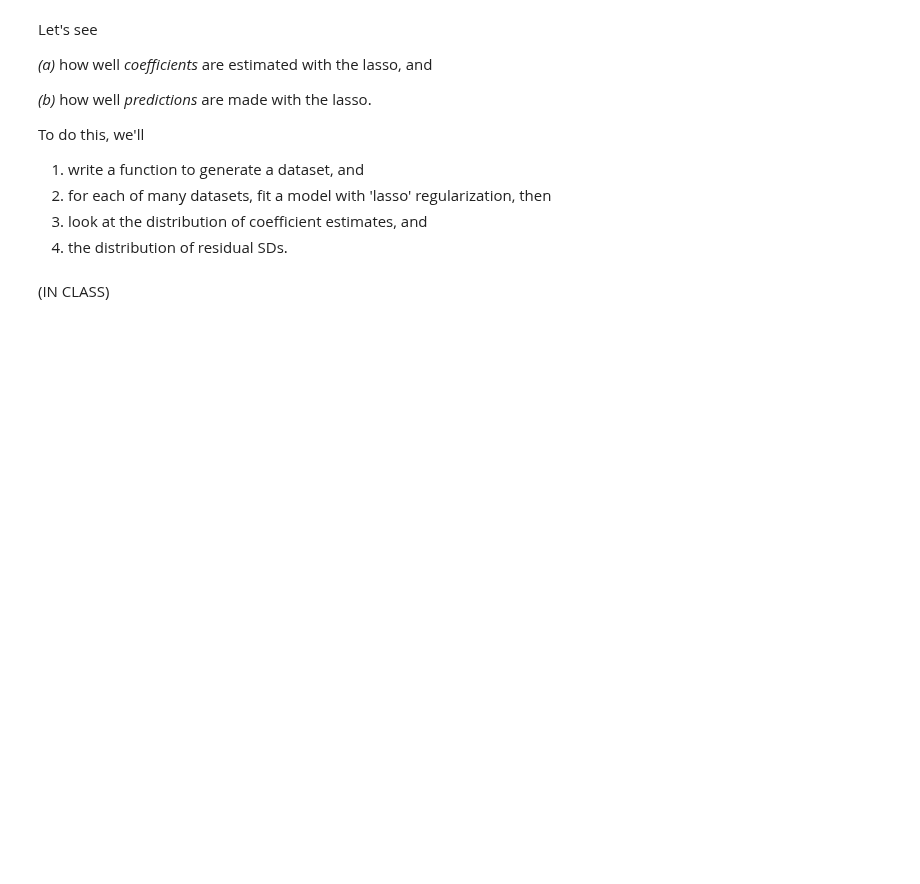
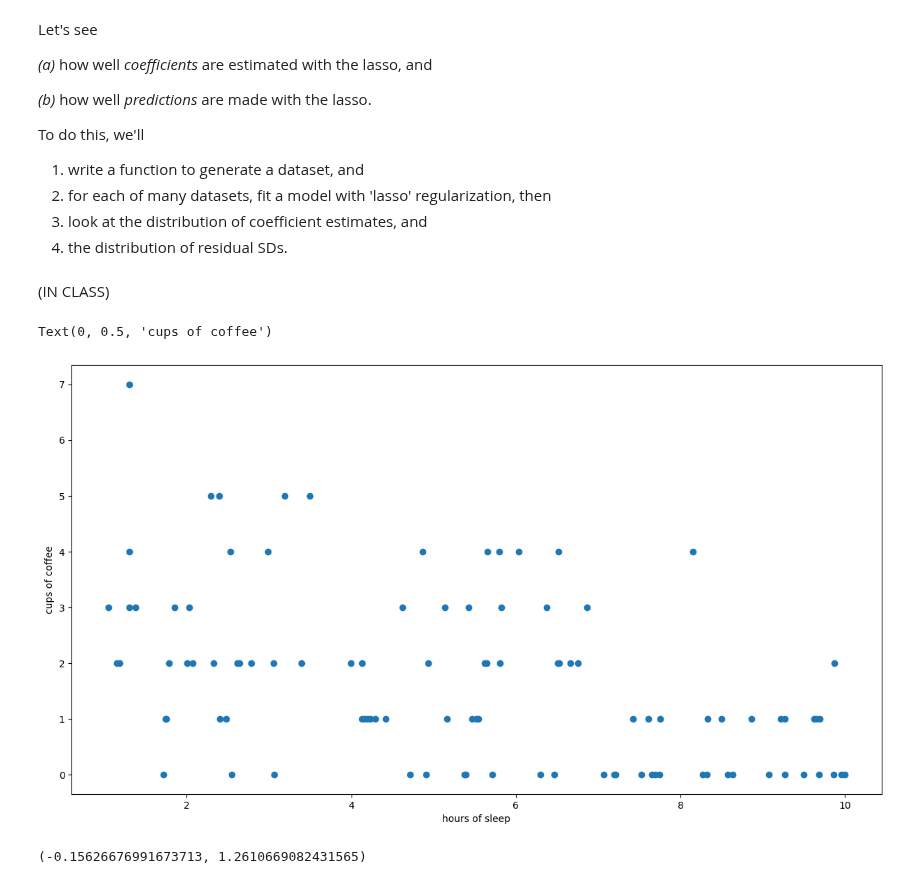
Before and after one commit to UOdsci/dsci345, a Jupyter notebook: class_material/slides/Week_09_Regularization.ipynb, the cells around one changed output. Cells and saved outputs as stored; diff of their text form; code cells hidden in the pictures; blank space fills up the shorter version.

```diff
--- a/class_material/slides/Week_09_Regularization.ipynb
+++ b/class_material/slides/Week_09_Regularization.ipynb
@@ -270,3 +268,15 @@ To do this, we'll
 4. the distribution of residual SDs.
 # %% [markdown]
 (IN CLASS)
+# %%
+def sim_coffee(n):
+    sleep = rng.uniform(low=1, high=10, size=n)  # not really uniform
+    coffee = rng.poisson(lam=3 - .25 * sleep)
+    return sleep, coffee
+
+sleep, coffee = sim_coffee(100)
+plt.scatter(sleep, coffee)
+plt.xlabel("hours of sleep"); plt.ylabel("cups of coffee");
+# %% [output]
+Text(0, 0.5, 'cups of coffee')
+[figure, added]
@@ -272,0 +291,4 @@ To do this, we'll
+# %%
+model.coef_[0], model.intercept_
+# %% [output]
+(-0.15626676991673713, 1.2610669082431565)
```
Also changed, not shown: parts of 5 cells of this notebook, 1 other file.
